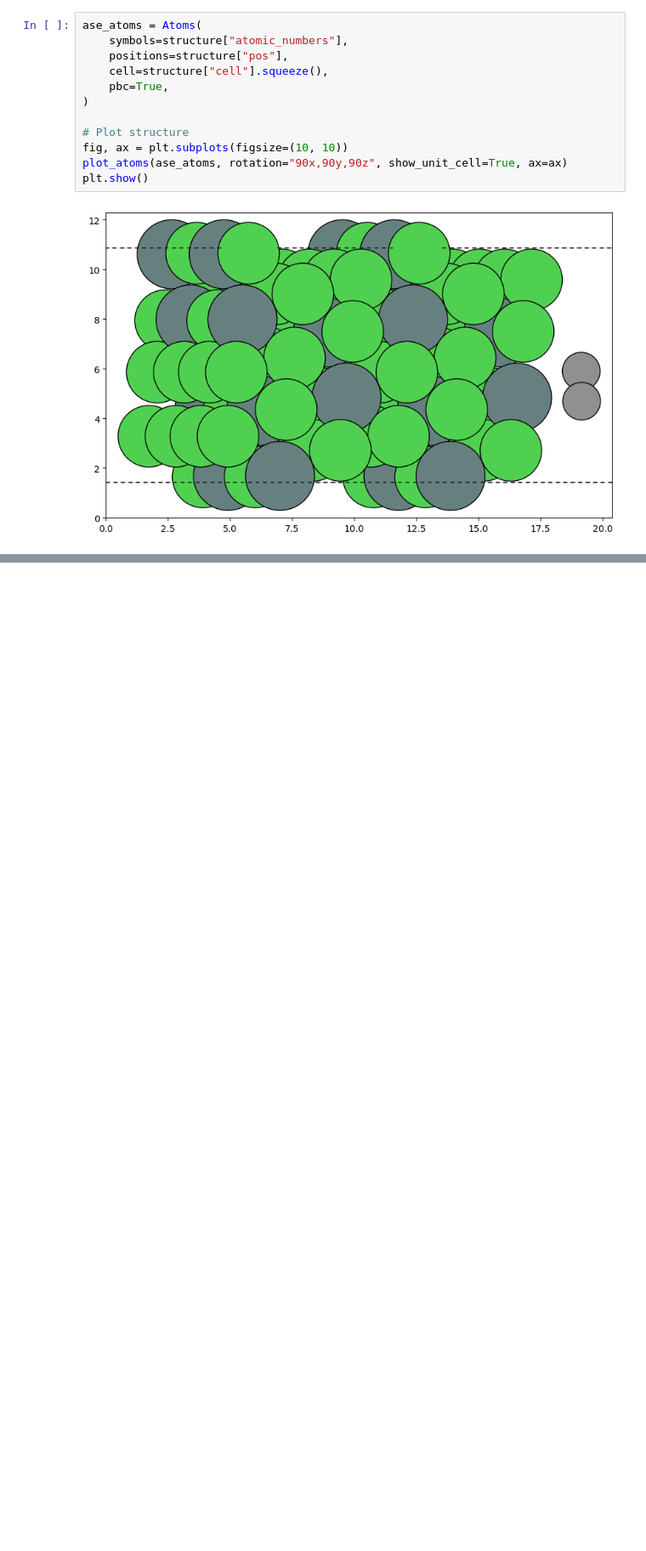
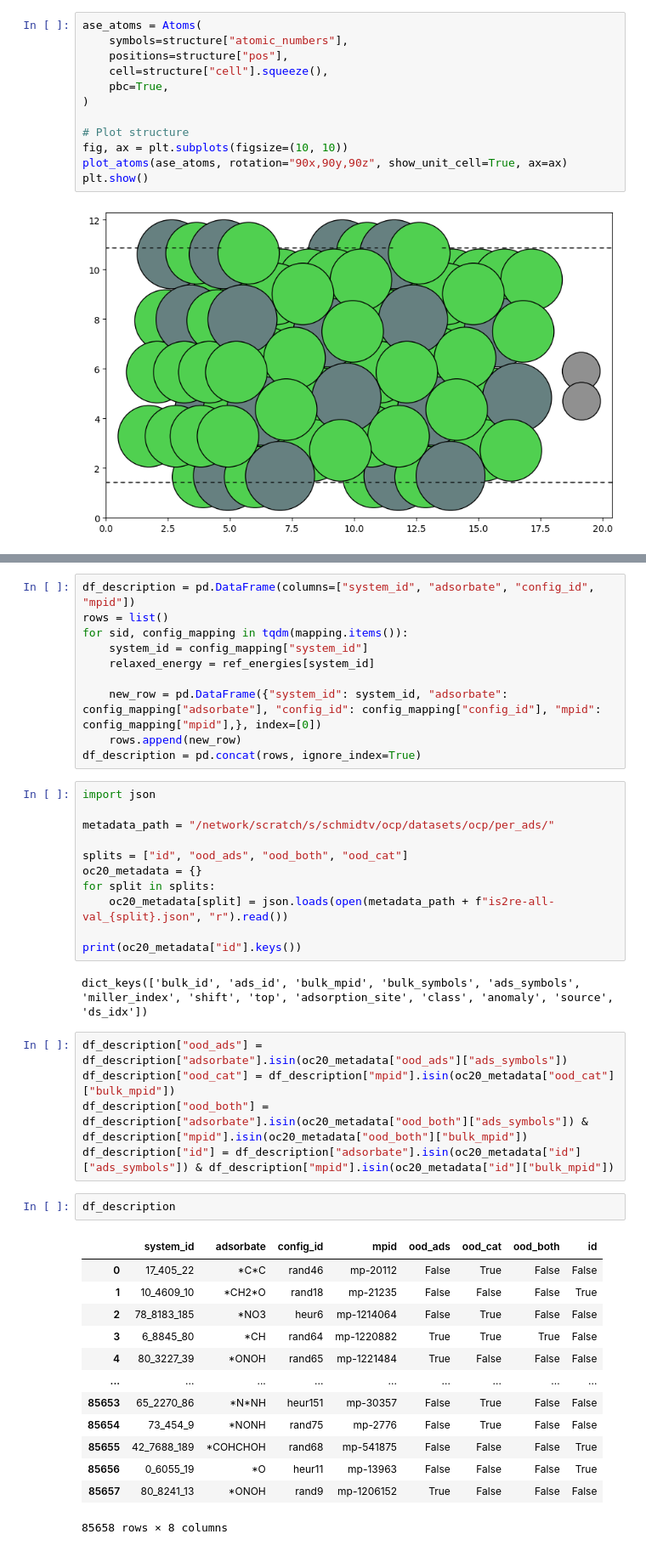
Before and after one commit to RolnickLab/ocp, a Jupyter notebook: notebooks/explore_oc20_dense.ipynb, the cells around one changed output, grey strips where cells are left out. Shown at 85% size. Cells and saved outputs as stored; diff of their text form; blank space fills up the shorter version.

```diff
--- a/notebooks/explore_oc20_dense.ipynb
+++ b/notebooks/explore_oc20_dense.ipynb
@@ -274,0 +400,44 @@ Number of unique adsorbates: 74
+# %%
+df_description = pd.DataFrame(columns=["system_id", "adsorbate", "config_id", "mpid"])
+rows = list()
+for sid, config_mapping in tqdm(mapping.items()):
+    system_id = config_mapping["system_id"]
+    relaxed_energy = ref_energies[system_id]
+
+    new_row = pd.DataFrame({"system_id": system_id, "adsorbate": config_mapping["adsorbate"], "config_id": config_mapping["config_id"], "mpid": config_mapping["mpid"],}, index=[0])
+    rows.append(new_row)
+df_description = pd.concat(rows, ignore_index=True)
+# %%
+import json
+
+metadata_path = "/network/scratch/s/schmidtv/ocp/datasets/ocp/per_ads/"
+
+splits = ["id", "ood_ads", "ood_both", "ood_cat"]
+oc20_metadata = {}
+for split in splits:
+    oc20_metadata[split] = json.loads(open(metadata_path + f"is2re-all-val_{split}.json", "r").read())
+
+print(oc20_metadata["id"].keys())
+# %% [output]
+dict_keys(['bulk_id', 'ads_id', 'bulk_mpid', 'bulk_symbols', 'ads_symbols', 'miller_index', 'shift', 'top', 'adsorption_site', 'class', 'anomaly', 'source', 'ds_idx'])
+# %%
+df_description["ood_ads"] = df_description["adsorbate"].isin(oc20_metadata["ood_ads"]["ads_symbols"])
+df_description["ood_cat"] = df_description["mpid"].isin(oc20_metadata["ood_cat"]["bulk_mpid"])
+df_description["ood_both"] = df_description["adsorbate"].isin(oc20_metadata["ood_both"]["ads_symbols"]) & df_description["mpid"].isin(oc20_metadata["ood_both"]["bulk_mpid"])
+df_description["id"] = df_description["adsorbate"].isin(oc20_metadata["id"]["ads_symbols"]) & df_description["mpid"].isin(oc20_metadata["id"]["bulk_mpid"])
+# %%
+df_description
+# %% [output]
+|  | system_id | adsorbate | config_id | mpid | ood_ads | ood_cat | ood_both | id |
+| 0 | 17_405_22 | *C*C | rand46 | mp-20112 | False | True | False | False |
+| 1 | 10_4609_10 | *CH2*O | rand18 | mp-21235 | False | False | False | True |
+| 2 | 78_8183_185 | *NO3 | heur6 | mp-1214064 | False | True | False | False |
+| 3 | 6_8845_80 | *CH | rand64 | mp-1220882 | True | True | True | False |
+| 4 | 80_3227_39 | *ONOH | rand65 | mp-1221484 | True | False | False | False |
+| ... | ... | ... | ... | ... | ... | ... | ... | ... |
+| 85653 | 65_2270_86 | *N*NH | heur151 | mp-30357 | False | True | False | False |
+| 85654 | 73_454_9 | *NONH | rand75 | mp-2776 | False | True | False | False |
+| 85655 | 42_7688_189 | *COHCHOH | rand68 | mp-541875 | False | False | False | True |
+| 85656 | 0_6055_19 | *O | heur11 | mp-13963 | False | False | False | True |
+| 85657 | 80_8241_13 | *ONOH | rand9 | mp-1206152 | True | False | False | False |
+85658 rows × 8 columns
```
Also changed, not shown: parts of 19 cells of this notebook.
